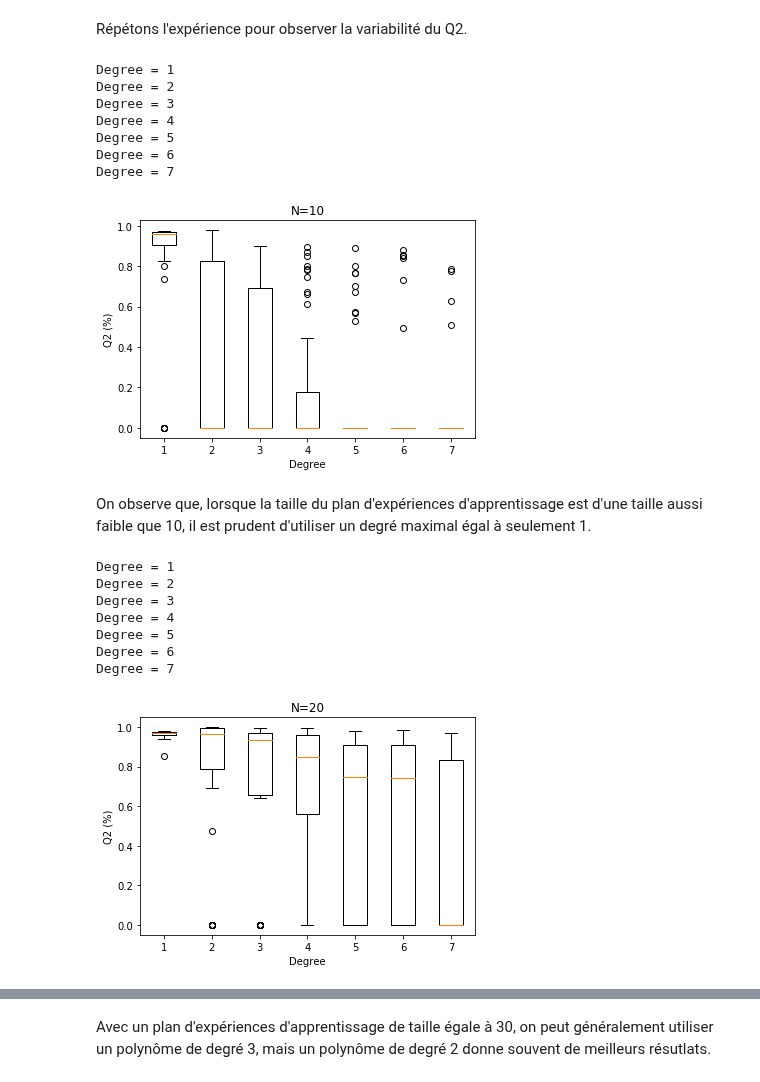
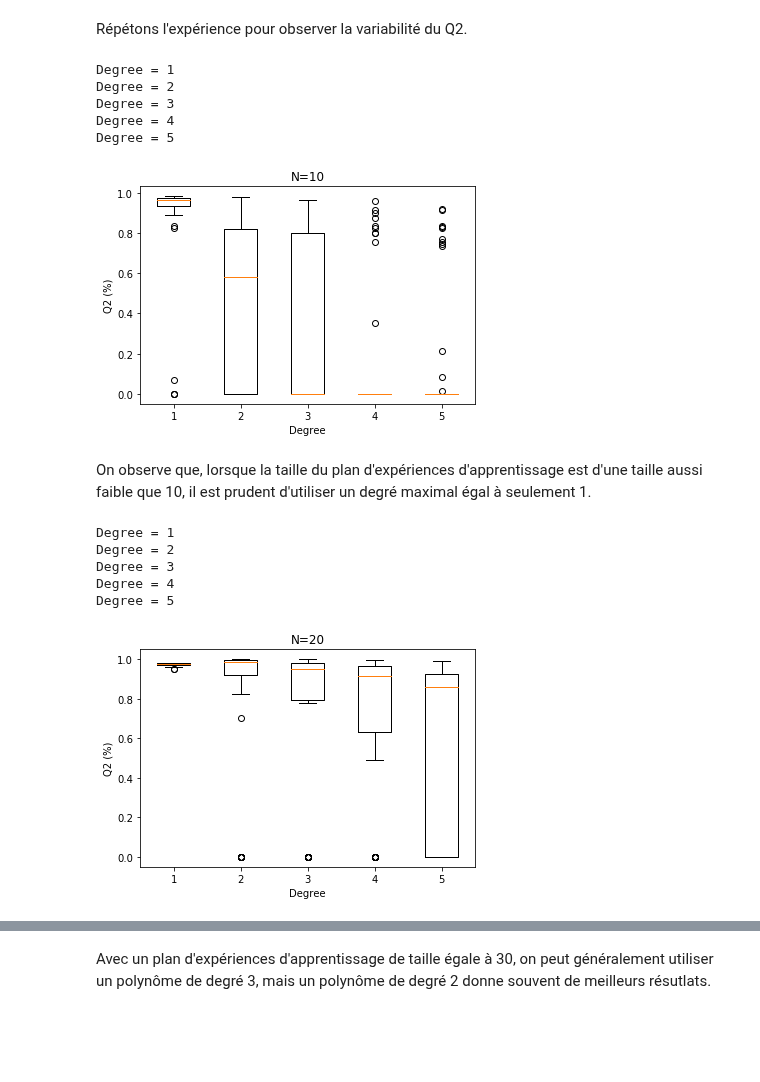
Before and after one commit to mbaudin47/otsupgalilee-eleve, a Jupyter notebook: 5-Chaos/Exercice-Chaos-poutre-sensibilite-degre.ipynb, the cells around one changed output, grey strips where cells are left out. Saved outputs shown, nothing was run; the diff lists cells and outputs as text; code cells hidden in the pictures; blank space fills up the shorter version.

```diff
--- a/5-Chaos/Exercice-Chaos-poutre-sensibilite-degre.ipynb
+++ b/5-Chaos/Exercice-Chaos-poutre-sensibilite-degre.ipynb
@@ -102,7 +110,6 @@ outputTrain = g(inputTrain)
 inputTest = myDistribution.getSample(n_valid)
 outputTest = g(inputTest)
 fig = plt.figure(figsize=(25, 4))
-maxDegree = 6
 for totalDegree in range(1,maxDegree):
     chaosResult = mySparseFixedLeastSquaresChaos(inputTrain,outputTrain,multivariateBasis,totalDegree,myDistribution)
     graph = printQ2Chaos(multivariateBasis,chaosResult,inputTest,outputTest,totalDegree)
@@ -122,20 +128,18 @@ Bien sûr, cet exemple est particulièrement bien choisi pour montrer une dégra
 # %% [markdown]
 La boucle suivante recherche la valeur de la graîne permettant de montrer quelque chose d'intéressant.
 # %%
-attempt = 0
-while(True):
+attemptMax = 10 # Ecrire 1000 pour faire une vraie simulation.
+for attempt in range(attemptMax):
     print("Attempt #%d" % (attempt))
     ot.RandomGenerator.SetSeed(attempt)
     inputTrain = myDistribution.getSample(N)
     outputTrain = g(inputTrain)
     inputTest = myDistribution.getSample(n_valid)
     outputTest = g(inputTest)
-    maxDegree = 5
     Q2array = ot.Sample(maxDegree-1,1)
     for totalDegree in range(1,maxDegree):
         chaosResult = mySparseFixedLeastSquaresChaos(inputTrain,outputTrain,multivariateBasis,totalDegree,myDistribution)
         Q2array[totalDegree-1,0] = computeQ2Chaos(chaosResult,inputTest,outputTest)
-    attempt+=1
     if (Q2array[-1,0]>0.1) and (Q2array[-1,0]<0.5):
         break
 # %% [output]
@@ -186,47 +183,40 @@ def computeSampleQ2(N,n_valid,numberAttempts,maxDegree):
 # %%
 def plotQ2Boxplots(Q2sample,N):
     data = np.array(Q2sample)
-    plt.figure()
+    fig = plt.figure()
     plt.boxplot(data)
     plt.title("N=%d" % (N))
     plt.xlabel("Degree")
     plt.ylabel("Q2 (%)")
-    plt.show()
-    return
+    return fig
 # %%
 N = 10 # size of the train design
 n_valid = 10000 # size of the test design
 numberAttempts = 50
-maxDegree = 7
 Q2sample = computeSampleQ2(N,n_valid,numberAttempts,maxDegree)
-plotQ2Boxplots(Q2sample,N)
+plotQ2Boxplots(Q2sample,N);
 # %% [output]
 Degree = 1
 Degree = 2
 Degree = 3
 Degree = 4
 Degree = 5
-Degree = 6
-Degree = 7
-[figure, old version]
+[figure, new version]
 # %% [markdown]
 On observe que, lorsque la taille du plan d'expériences d'apprentissage est d'une taille aussi faible que 10, il est prudent d'utiliser un degré maximal égal à seulement 1.
 # %%
 N = 20 # size of the train design
 n_valid = 10000 # size of the test design
 numberAttempts = 50
-maxDegree = 7
 Q2sample = computeSampleQ2(N,n_valid,numberAttempts,maxDegree)
-plotQ2Boxplots(Q2sample,N)
+plotQ2Boxplots(Q2sample,N);
 # %% [output]
 Degree = 1
 Degree = 2
 Degree = 3
 Degree = 4
 Degree = 5
-Degree = 6
-Degree = 7
-[figure, old version]
+[figure, new version]
 # %%
 N = 30 # size of the train design
 n_valid = 10000 # size of the test design
```
Also changed, not shown: parts of 15 cells of this notebook, 20 other files.
